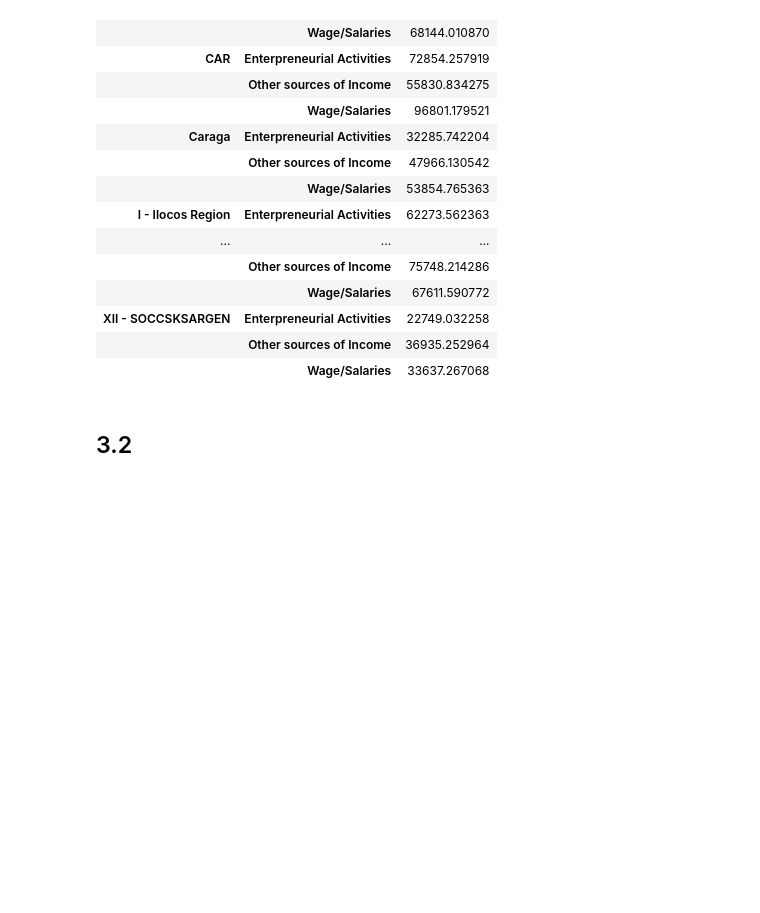
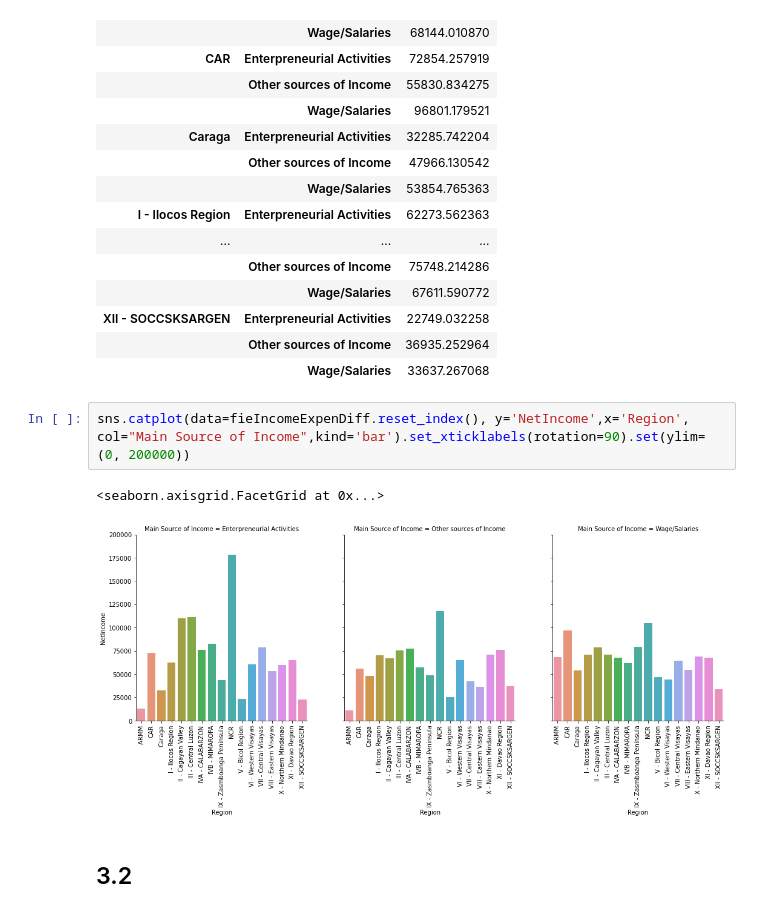
Before and after one commit to kollawachhh/Family-Income-and-Expenditure, a Jupyter notebook: FilipinoFamilyIncomeExpenditure.ipynb, the cells around one changed output. Cells and saved outputs as stored; diff of their text form; blank space fills up the shorter version.

```diff
--- a/FilipinoFamilyIncomeExpenditure.ipynb
+++ b/FilipinoFamilyIncomeExpenditure.ipynb
@@ -175,5 +180,10 @@ fieIncomeExpenDiff
 | XII - SOCCSKSARGEN | Enterpreneurial Activities | 22749.032258 |
 |  | Other sources of Income | 36935.252964 |
 |  | Wage/Salaries | 33637.267068 |
+# %%
+sns.catplot(data=fieIncomeExpenDiff.reset_index(), y='NetIncome',x='Region', col="Main Source of Income",kind='bar').set_xticklabels(rotation=90).set(ylim=(0, 200000))
+# %% [output]
+<seaborn.axisgrid.FacetGrid at 0x...>
+[figure, added]
 # %% [markdown]
 ## 3.2
```
Also changed, not shown: parts of 13 cells of this notebook.
